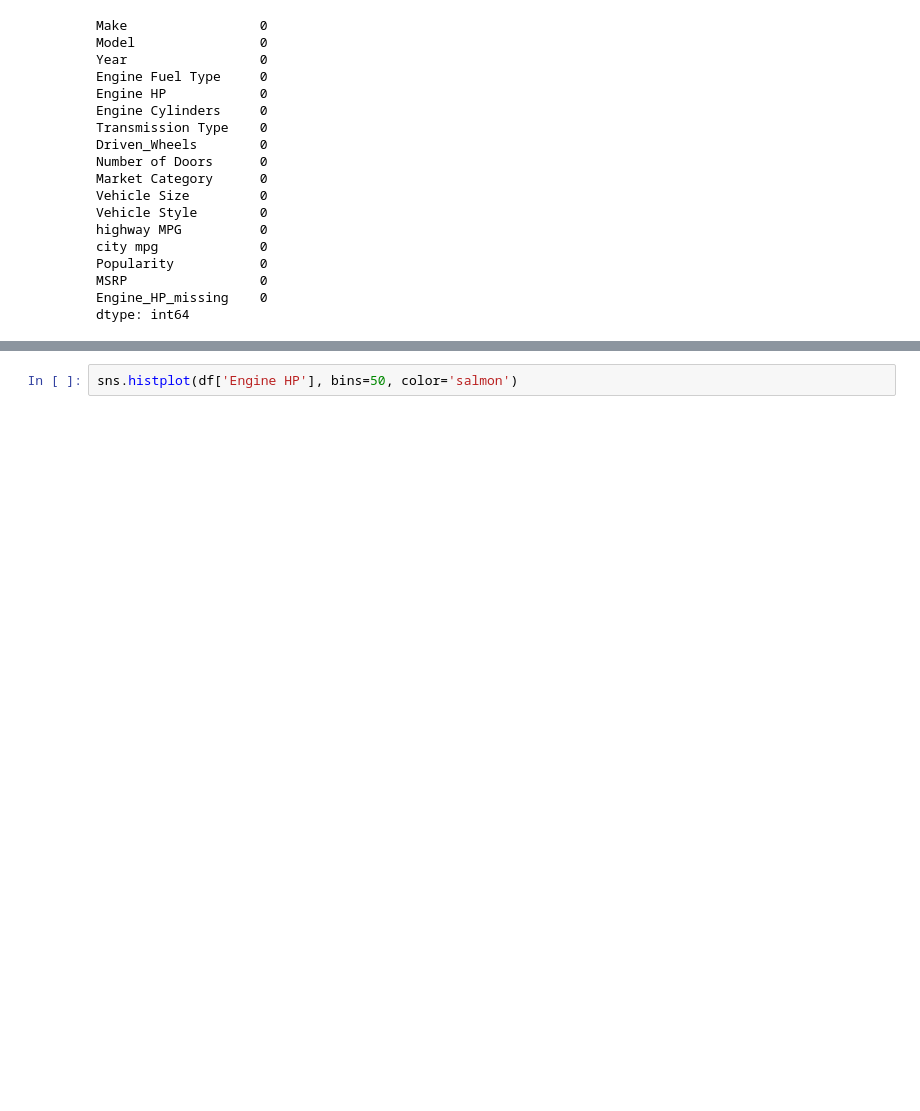
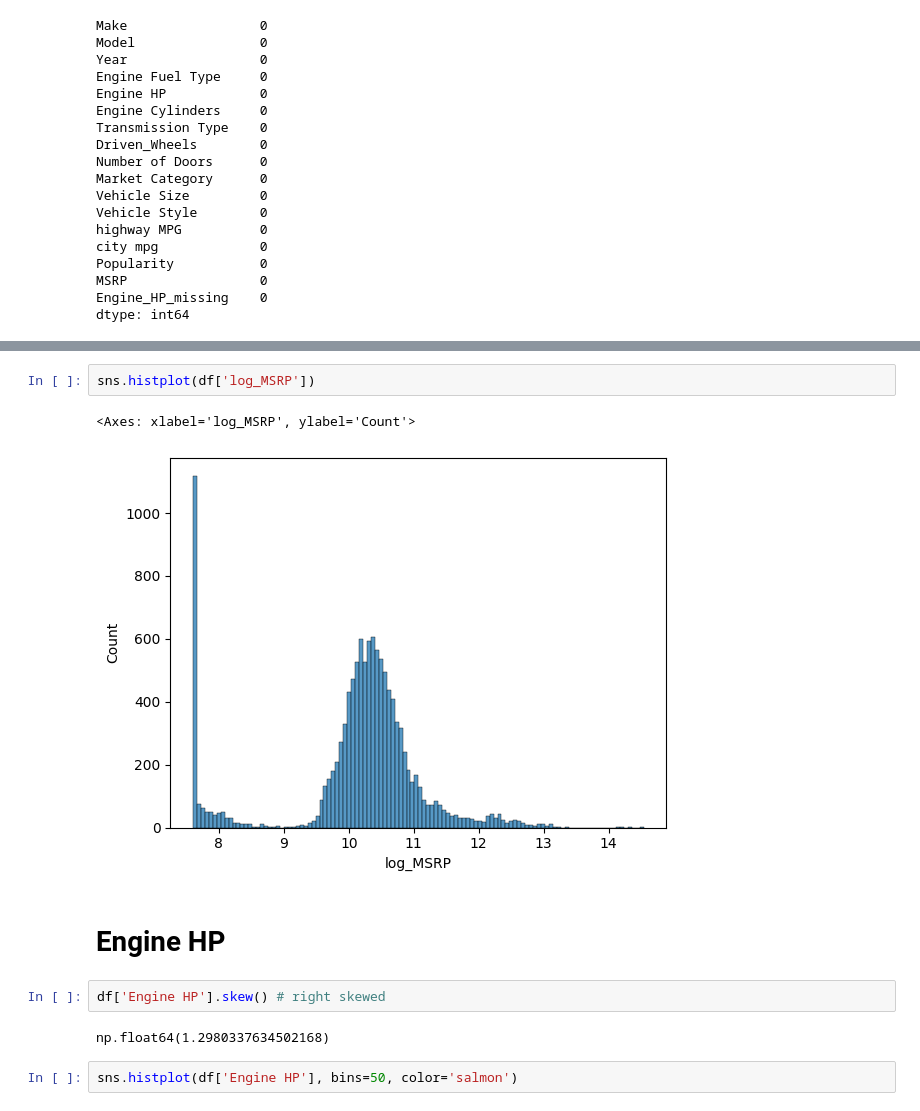
Before and after one commit to PremKarhale/CarRecommendationSystem, a Jupyter notebook: model_training/car_recommendation.ipynb, the cells around one changed output, grey strips where cells are left out. Saved outputs shown, nothing was run; the diff lists cells and outputs as text; blank space fills up the shorter version.

```diff
--- a/model_training/car_recommendation.ipynb
+++ b/model_training/car_recommendation.ipynb
@@ -147,3 +177,14 @@ sns.histplot(df['MSRP'], bins=50, color='skyblue')
+# %%
+sns.histplot(df['log_MSRP'])
+# %% [output]
+<Axes: xlabel='log_MSRP', ylabel='Count'>
+[figure, added]
+# %% [markdown]
+# Engine HP
+# %%
+df['Engine HP'].skew() # right skewed
+# %% [output]
+np.float64(1.2980337634502168)
 # %%
 sns.histplot(df['Engine HP'], bins=50, color='salmon')
 # %% [output]
```
Also changed, not shown: parts of 19 cells of this notebook.
